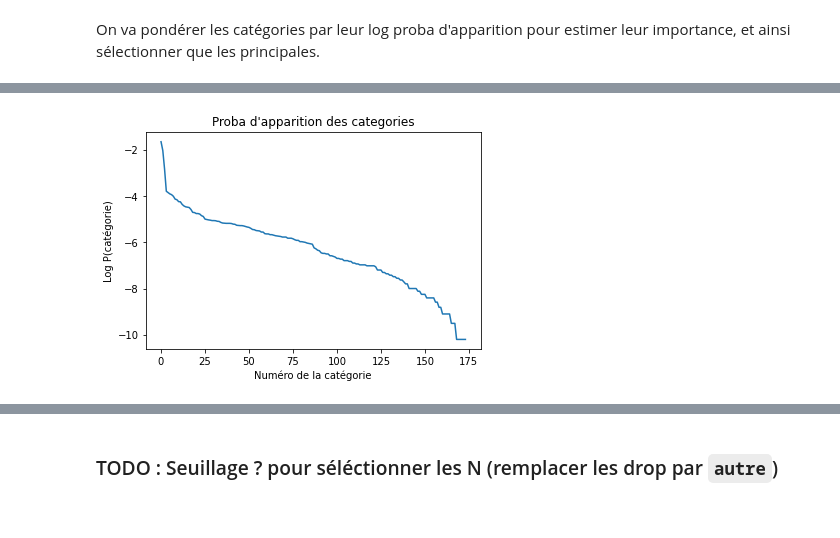
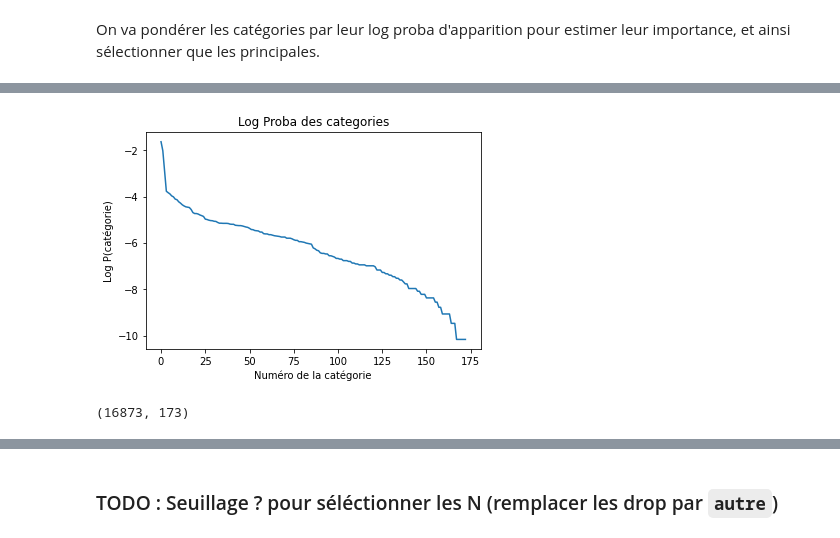
Before and after one commit to Amayas29/review-analysis, a Jupyter notebook: src/categories_clustering.ipynb, the cells around one changed output, grey strips where cells are left out. Cells and saved outputs as stored; diff of their text form; code cells hidden in the pictures.

Commit message:
clustering on categories

```diff
--- a/src/categories_clustering.ipynb
+++ b/src/categories_clustering.ipynb
@@ -144,0 +150,6 @@ plt.show()
+# %%
+p_C_J = []
+jeux_cat_up.map(lambda l : np.isin(uc_cats, l).astype(int).tolist()).map(p_C_J.append)
+p_C_J = np.array(p_C_J)
+p_C_J = p_C_J / p_C_J.sum()
+p_C_J.shape
@@ -145,8 +166,16 @@ plt.show()
 # %%
-plt.plot(np.log(count_cats / len(cats)))
+p_cat = p_C_J.sum(axis=0)
+plt.plot(np.log(p_cat))
 plt.xlabel("Numéro de la catégorie")
 plt.ylabel("Log P(catégorie)")
-plt.title("Proba d'apparition des categories")
+plt.title("Log Proba des categories")
 plt.show()
 # %% [output]
-[figure, old version]
+[figure, new version]
+# %%
+I = []
+jeux_cat_up.map(lambda l : (np.isin(uc_cats, l).astype(int) / (len(l) if len(l) != 0 else 1)).tolist()).map(I.append)
+I = np.array(I)
+I.shape
+# %% [output]
+(16873, 173)
```
Also changed, not shown: parts of 15 cells of this notebook.
